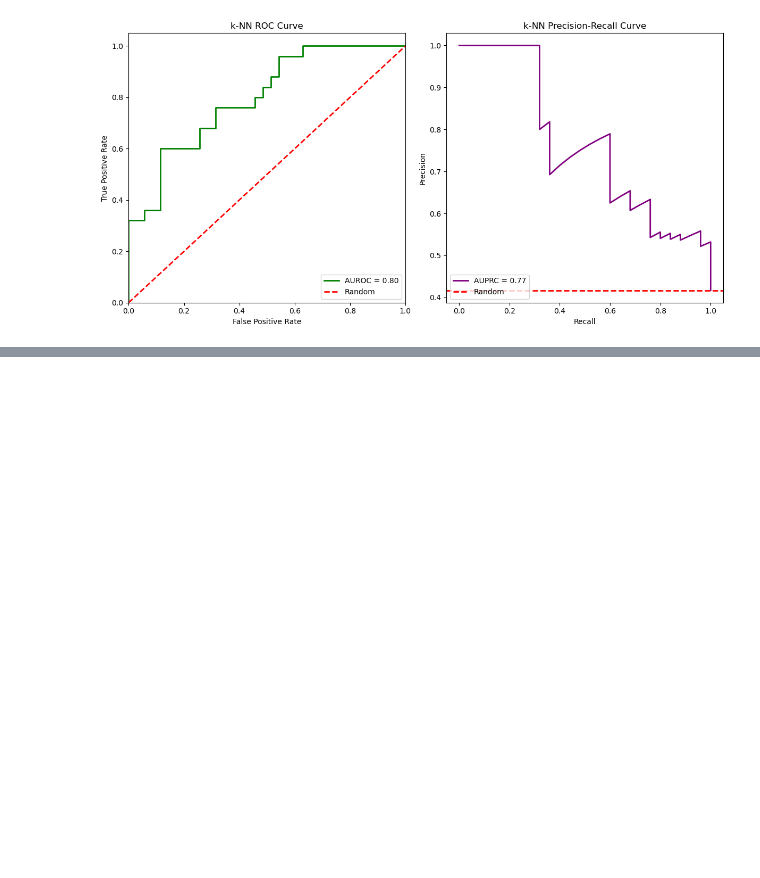
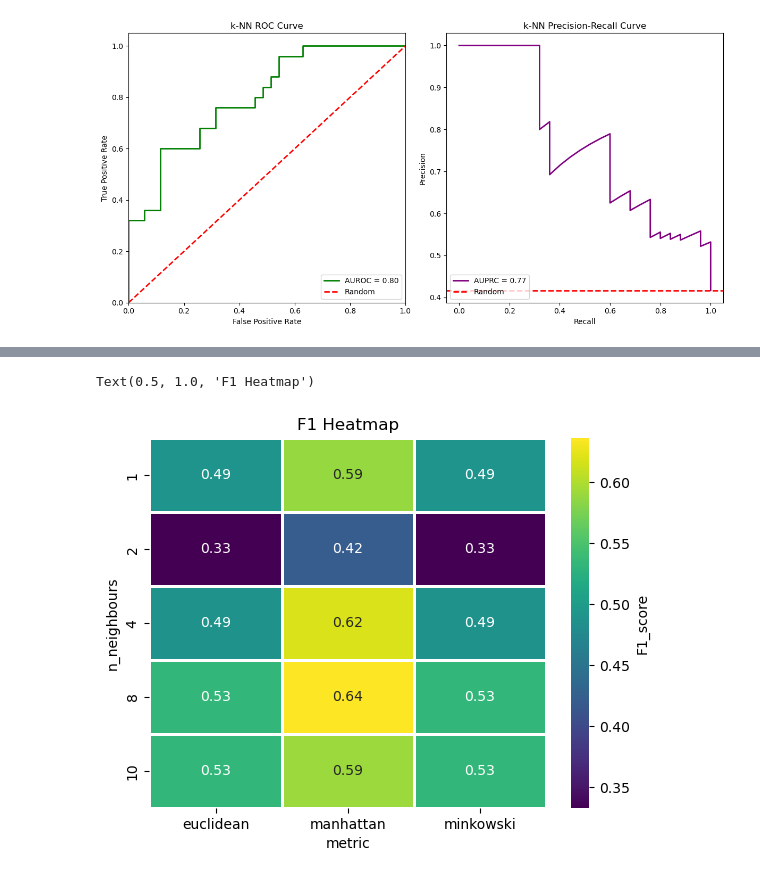
Before and after one commit to aleksandra-maciruta/BINF5507, a Jupyter notebook: Assignment_2/Scripts/main.ipynb, the cells around one changed output, grey strips where cells are left out. Drawn from its saved outputs; the diff is of its cells as text; code cells hidden in the pictures; blank space fills up the shorter version.

```diff
--- a/Assignment_2/Scripts/main.ipynb
+++ b/Assignment_2/Scripts/main.ipynb
@@ -610 +636,8 @@ n_neigh = [1, 2, 4, 8, 10]
+# %%
+# This is the list for the n_neighbors parameter and the metric parameter I chose to look at the accuracy and f1 score heatmaps.
+n_neigh_metrics = [
+    (n_neigh, metric)
+    for n_neigh in [1,2,4,8,10]
+    for metric in ['minkowski', 'euclidean', 'manhattan']
+]
 # %%
@@ -626,0 +668,3 @@ n_neigh = [1, 2, 4, 8, 10]
+# %%
+f1_heatmap = pd.DataFrame(f1, columns=["n_neighbours", "metric", "F1"]).pivot(index="n_neighbours", columns="metric", values="F1")
+f1_heatmap
@@ -626,0 +679,10 @@ n_neigh = [1, 2, 4, 8, 10]
+# %%
+sns.heatmap(f1_heatmap,
+             annot=True,
+             cmap='viridis',
+             linewidths=1,
+             linecolor='white',
+             cbar_kws={'label': 'F1_score'}).set_title("F1 Heatmap")
+# %% [output]
+Text(0.5, 1.0, 'F1 Heatmap')
+[figure, added]
```
Also changed, not shown: parts of 61 cells of this notebook, 10 other files.
